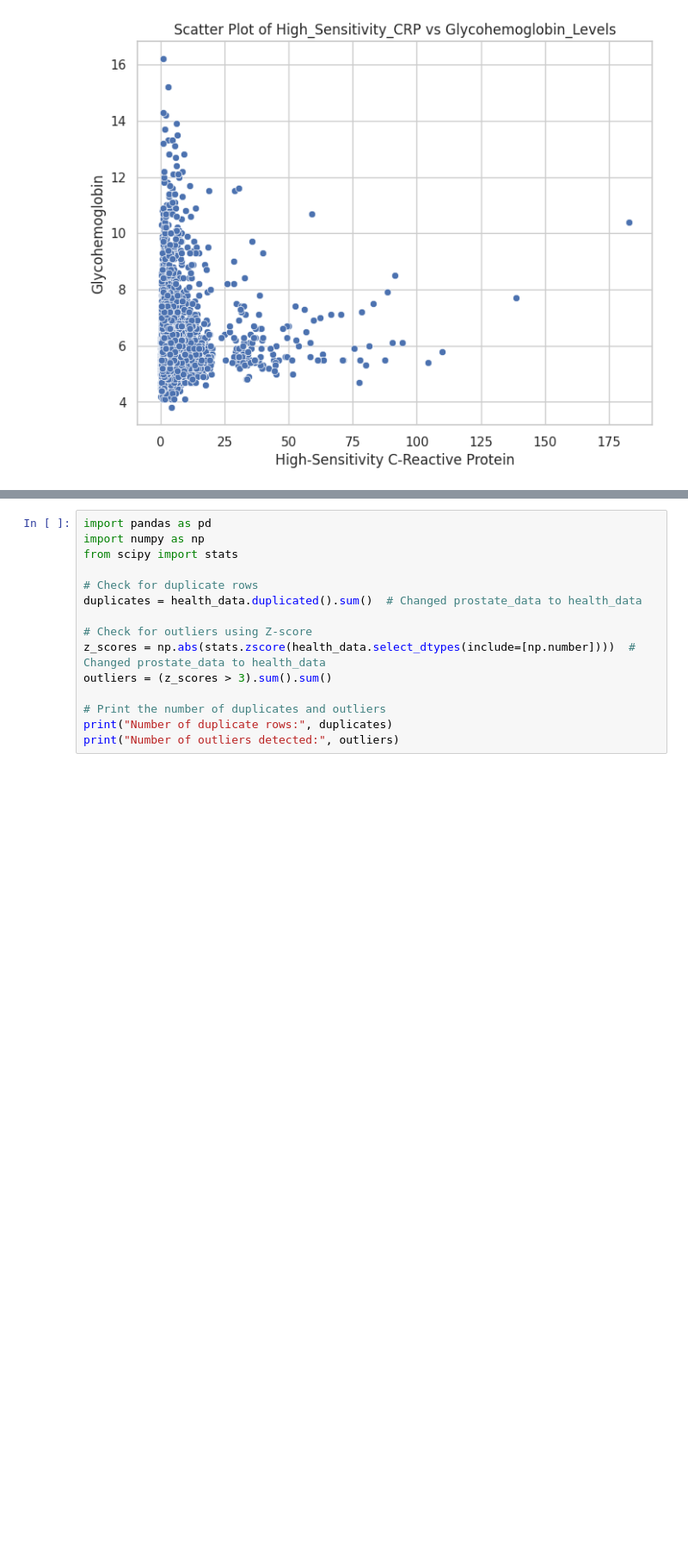
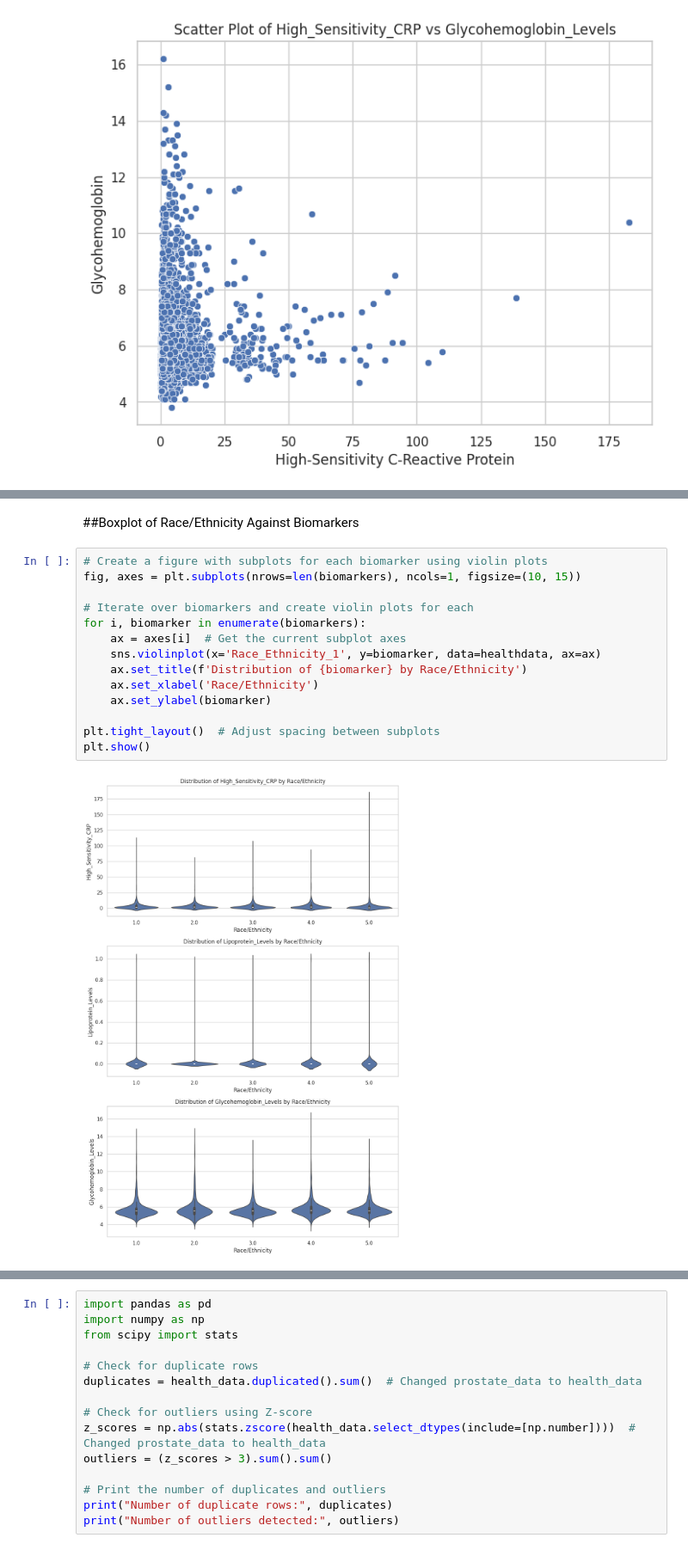
Before and after one commit to kiamaikocoders/Cancer-predictive-model, a Jupyter notebook: Final_notebook(3)(2).ipynb, the cells around one changed output, grey strips where cells are left out. Shown at 86% size. Cells and saved outputs as stored; diff of their text form; blank space fills up the shorter version.

```diff
--- a/Final_notebook(3)(2).ipynb
+++ b/Final_notebook(3)(2).ipynb
@@ -1004,0 +1068,18 @@ plt.show()
+# %% [markdown]
+##Boxplot of Race/Ethnicity Against Biomarkers
+# %%
+# Create a figure with subplots for each biomarker using violin plots
+fig, axes = plt.subplots(nrows=len(biomarkers), ncols=1, figsize=(10, 15))
+
+# Iterate over biomarkers and create violin plots for each
+for i, biomarker in enumerate(biomarkers):
+    ax = axes[i]  # Get the current subplot axes
+    sns.violinplot(x='Race_Ethnicity_1', y=biomarker, data=healthdata, ax=ax)
+    ax.set_title(f'Distribution of {biomarker} by Race/Ethnicity')
+    ax.set_xlabel('Race/Ethnicity')
+    ax.set_ylabel(biomarker)
+
+plt.tight_layout()  # Adjust spacing between subplots
+plt.show()
+# %% [output]
+[figure, added]
```
Also changed, not shown: parts of 4 cells of this notebook.
